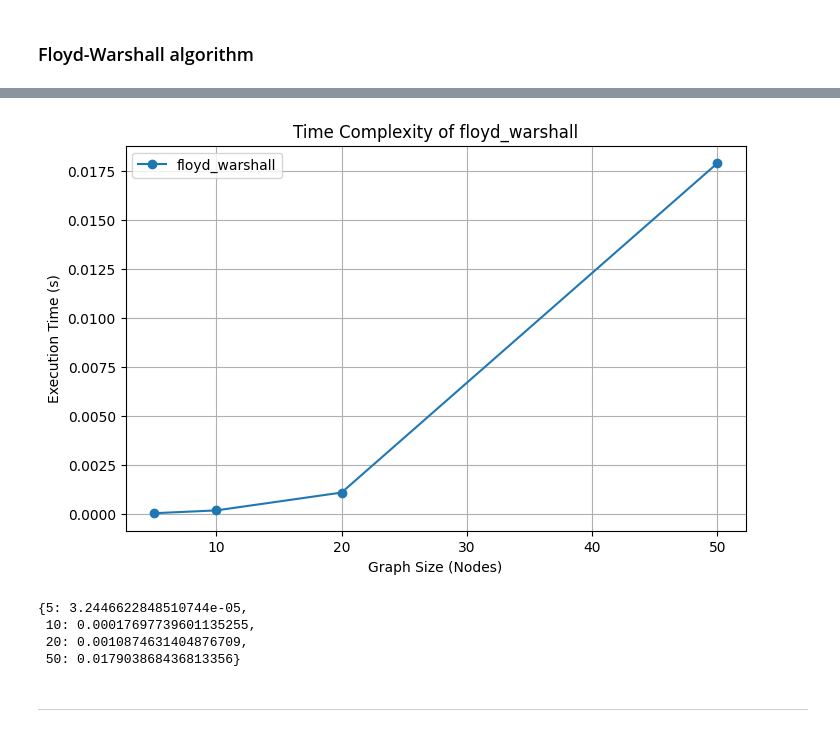
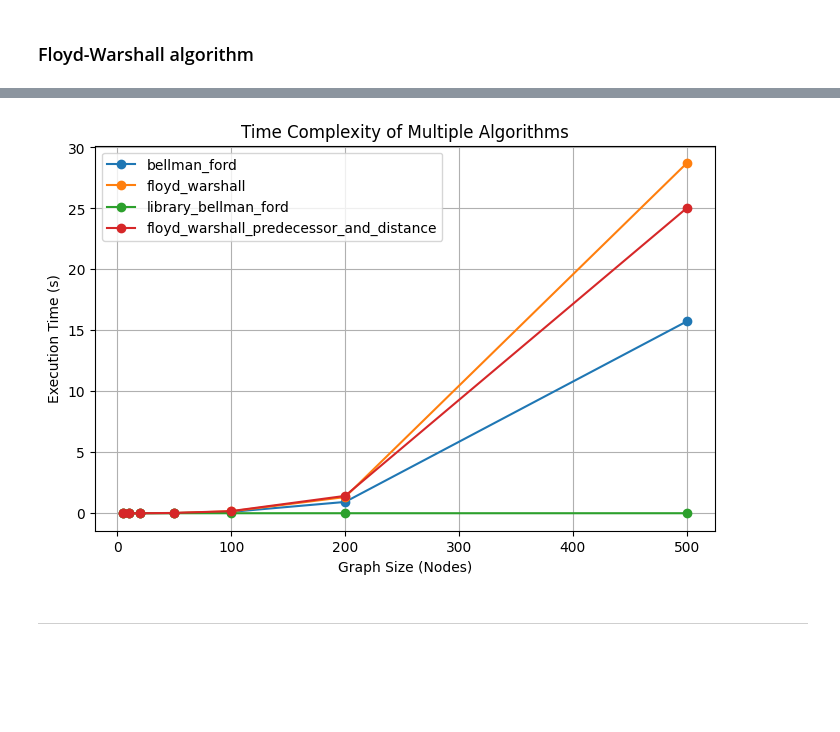
Before and after one commit to rasthpop/discrete-mathematics-tree-lab, a Jupyter notebook: Lab1_trees.ipynb, the cells around one changed output, grey strips where cells are left out. Drawn from its saved outputs; the diff is of its cells as text; code cells hidden in the pictures; blank space fills up the shorter version.

```diff
--- a/Lab1_trees.ipynb
+++ b/Lab1_trees.ipynb
@@ -428,12 +415,13 @@ Distances with 9 source: {0: inf, 1: 46, 2: 26, 3: 21, 4: 14, 5: -1, 6: -3, 7: -
 -------------------------
-# %%
-analyze_time_complexity(floyd_warshall, True, [5, 10, 20, 50])
-# %% [output]
-[figure, removed]
-{5: 3.2446622848510744e-05,
- 10: 0.00017697739601135255,
- 20: 0.0010874631404876709,
- 50: 0.017903868436813356}
+# %%
+library_bellman_ford = lambda G:  bellman_ford_predecessor_and_distance(G, 0)
+
+library_bellman_ford.__name__ = "library_bellman_ford"
+
+analyze_time_complexity([bellman_ford, floyd_warshall, library_bellman_ford, floyd_warshall_predecessor_and_distance], \
+                         True, number_iterations = 50)
+# %% [output]
+[figure, added]
 # %% [markdown]
 ---
 # %% [markdown]
```
Also changed, not shown: parts of 59 cells of this notebook, 1 other file.
